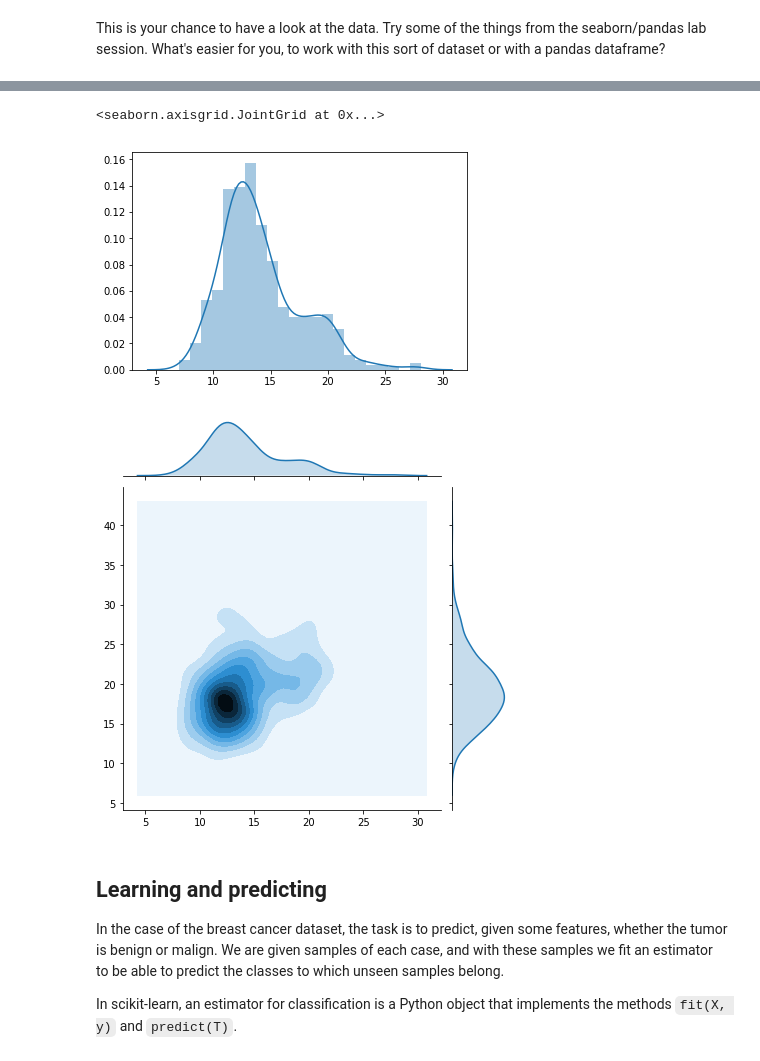
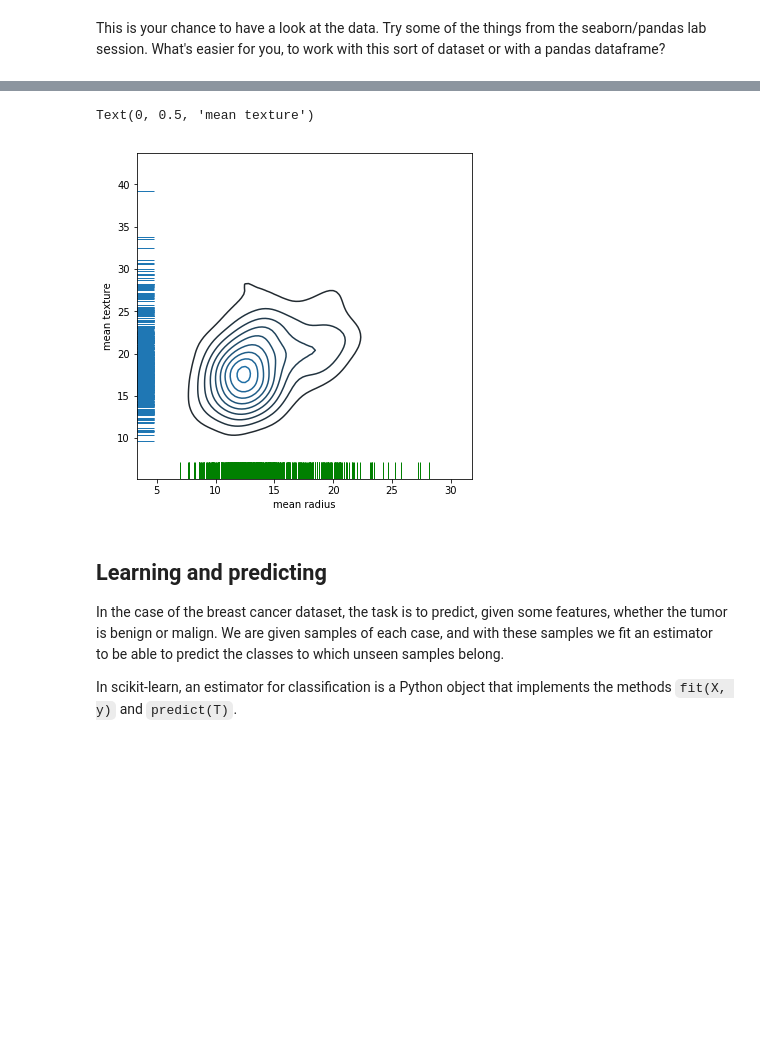
Before and after one commit to itsdaveba/ce888labs, a Jupyter notebook: labs/lab3/Breast_Cancer_dataset.ipynb, the cells around one changed output, grey strips where cells are left out. Drawn from its saved outputs; the diff is of its cells as text; code cells hidden in the pictures; blank space fills up the shorter version.

Commit message:
Breast cancer dataset exercises

```diff
--- a/labs/lab3/Breast_Cancer_dataset.ipynb
+++ b/labs/lab3/Breast_Cancer_dataset.ipynb
@@ -93,13 +93,15 @@ Text(336.971,0.5,'mean texture')
 # %%
 # Insert your own code visualization/analysis here.
 # Try to come up with a method that you can use to determine whether your data requires any sort of standarisation.
-sns.distplot(cancer.data[:,0])
-sns.jointplot(cancer.data[:,0], cancer.data[:,1], kind='kde')
-google seaborn compare distributions
+f, ax = plt.subplots(figsize=(6, 6))
+sns.kdeplot(cancer.data[:, 0], cancer.data[:, 1], ax=ax)
+sns.rugplot(cancer.data[:, 0], color="g", ax=ax)
+sns.rugplot(cancer.data[:, 1], vertical=True, ax=ax)
+plt.xlabel(cancer.feature_names[0])
+plt.ylabel(cancer.feature_names[1])
 # %% [output]
-<seaborn.axisgrid.JointGrid at 0x...>
+Text(0, 0.5, 'mean texture')
-[figure, old version]
+[figure, new version]
-[figure, removed]
 # %% [markdown]
 ## Learning and predicting
 In the case of the breast cancer dataset, the task is to predict, given some features, whether the tumor is benign or malign. We are given samples of each case, and with these samples we fit an estimator to be able to predict the classes to which unseen samples belong.
```
Also changed, not shown: parts of 23 cells of this notebook.
